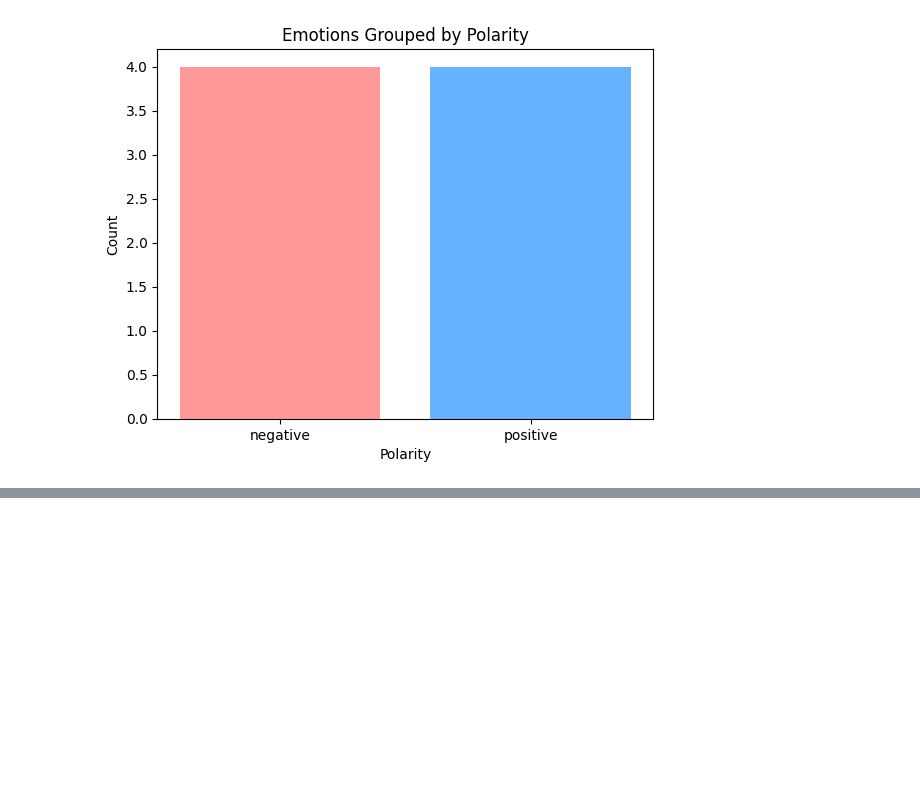
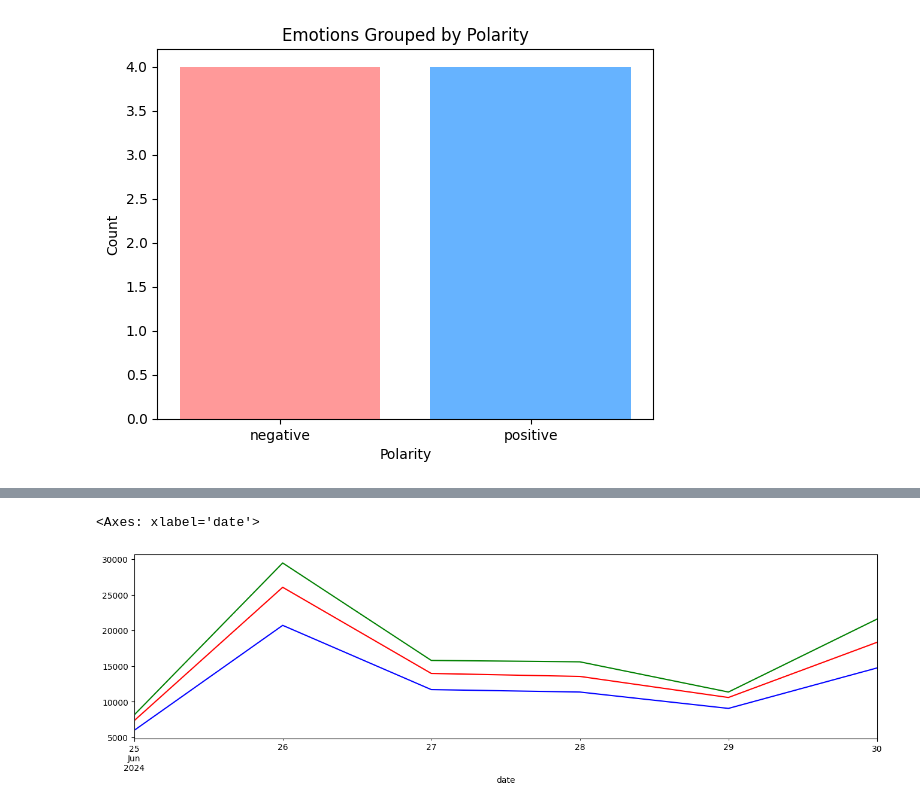
Before and after one commit to EleVasilaki/data_stories_for_emme, a Jupyter notebook: Untitled4.ipynb, the cells around one changed output, grey strips where cells are left out. Drawn from its saved outputs; the diff is of its cells as text; code cells hidden in the pictures; blank space fills up the shorter version.

```diff
--- a/Untitled4.ipynb
+++ b/Untitled4.ipynb
@@ -530,0 +491,7 @@ plt.show()
+# %%
+ax = election_articles_df['negative'].resample('D').sum().plot(figsize=(16,4), color = 'red')
+election_articles_df['positive'].resample('D').sum().plot(figsize=(16,4), ax = ax, color = 'green')
+election_articles_df['trust'].resample('D').sum().plot(figsize=(16,4), ax = ax, color = 'blue')
+# %% [output]
+<Axes: xlabel='date'>
+[figure, added]
```
Also changed, not shown: parts of 15 cells of this notebook.
